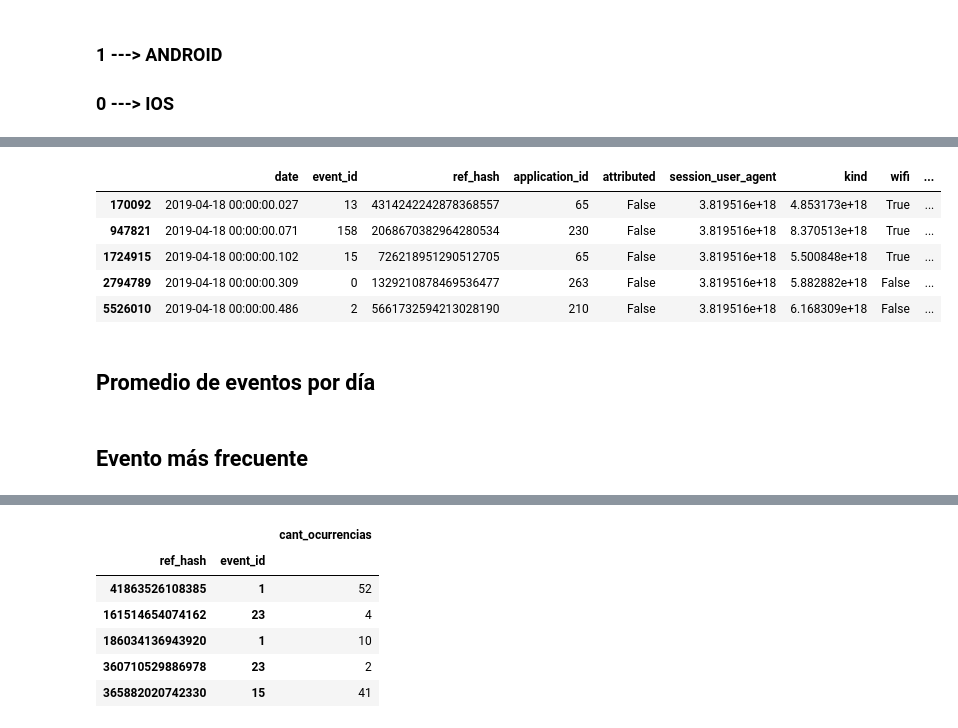
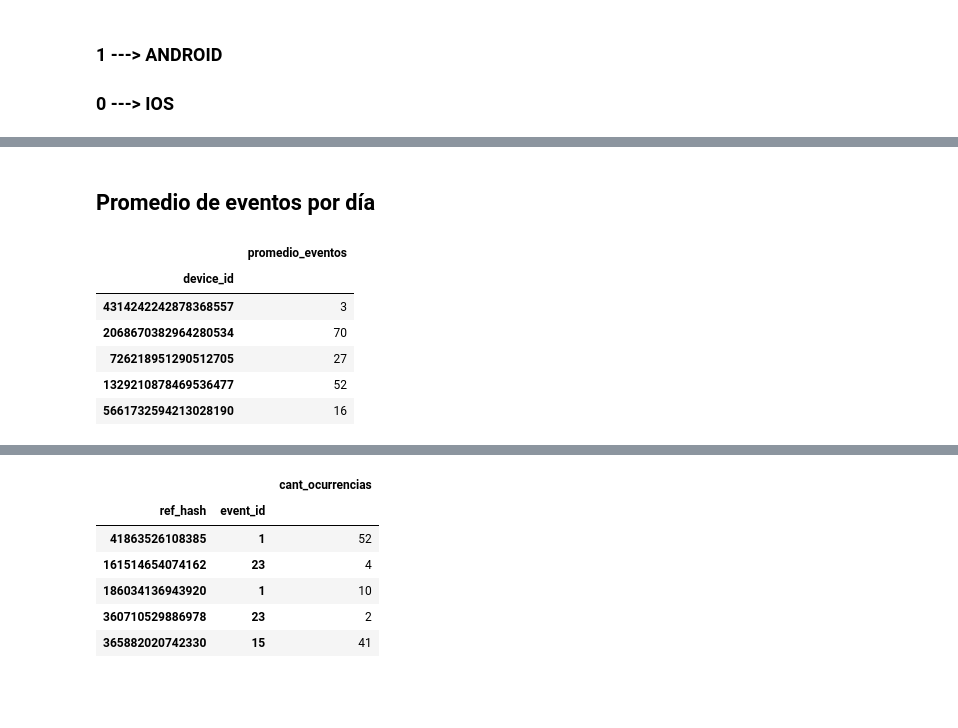
Before and after one commit to mateoicalvo/7506, a Jupyter notebook: tp2/modelo/feature_engineering/formateo_datasets/formateo_events.ipynb, the cells around one changed output, grey strips where cells are left out. Cells and saved outputs as stored; diff of their text form; code cells hidden in the pictures; blank space fills up the shorter version.

Commit message:
Avance en features con todas las ventanas a la vez

```diff
--- a/tp2/modelo/feature_engineering/formateo_datasets/formateo_events.ipynb
+++ b/tp2/modelo/feature_engineering/formateo_datasets/formateo_events.ipynb
@@ -63,0 +72,2 @@ ventana1 = ventanas[0]
+# %% [markdown]
+## Promedio de eventos por día
@@ -64,13 +84,12 @@ ventana1 = ventanas[0]
 # %%
 entrenamiento1 = targets[0]
 # %%
-ventana1.head()
+entrenamiento1.head()
 # %% [output]
-|  | date | event_id | ref_hash | application_id | attributed | session_user_agent | kind | wifi | ... |
-| 170092 | 2019-04-18 00:00:00.027 | 13 | 4314242242878368557 | 65 | False | 3.819516e+18 | 4.853173e+18 | True | ... |
-| 947821 | 2019-04-18 00:00:00.071 | 158 | 2068670382964280534 | 230 | False | 3.819516e+18 | 8.370513e+18 | True | ... |
-| 1724915 | 2019-04-18 00:00:00.102 | 15 | 726218951290512705 | 65 | False | 3.819516e+18 | 5.500848e+18 | True | ... |
-| 2794789 | 2019-04-18 00:00:00.309 | 0 | 1329210878469536477 | 263 | False | 3.819516e+18 | 5.882882e+18 | False | ... |
-| 5526010 | 2019-04-18 00:00:00.486 | 2 | 5661732594213028190 | 210 | False | 3.819516e+18 | 6.168309e+18 | False | ... |
+|  | promedio_eventos |
+| device_id |  |
+| 4314242242878368557 | 3 |
+| 2068670382964280534 | 70 |
+| 726218951290512705 | 27 |
+| 1329210878469536477 | 52 |
+| 5661732594213028190 | 16 |
-# %% [markdown]
-## Promedio de eventos por día
@@ -85,2 +95,0 @@ entrenamiento1 = entrenamiento1.merge(feature, how = 'left',left_index = True,ri
-# %% [markdown]
-## Evento más frecuente
```
Also changed, not shown: parts of 44 cells of this notebook.
